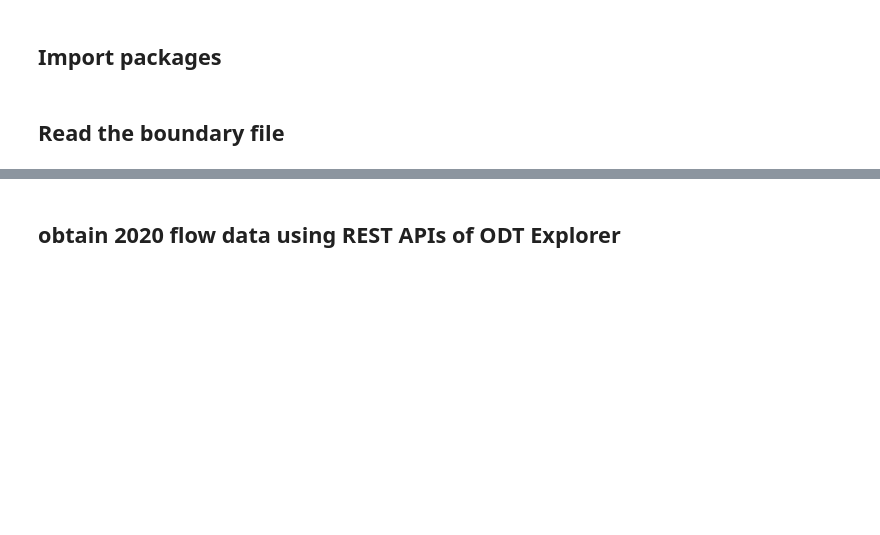
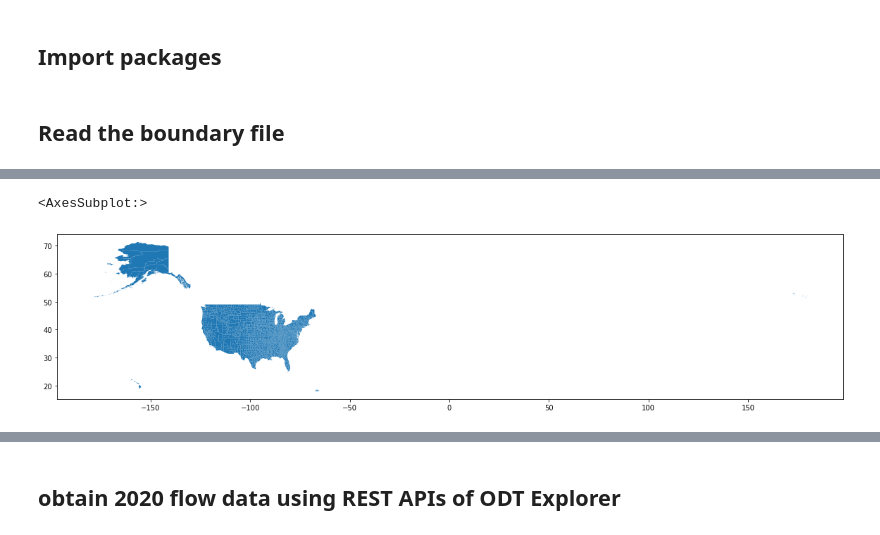
Before and after one commit to gladcolor/region_mapping, a Jupyter notebook: ODT_case_study_France.ipynb, the cells around one changed output, grey strips where cells are left out. Cells and saved outputs as stored; diff of their text form; code cells hidden in the pictures; blank space fills up the shorter version.

```diff
--- a/ODT_case_study_France.ipynb
+++ b/ODT_case_study_France.ipynb
@@ -35,0 +23,10 @@ gdf_country.plot(figsize=(20, 10))
+# %%
+boundary_file = r'gz_2010_us_050_00_500k.json'
+
+sFile = open(boundary_file,"r")
+
+gdf = gpd.read_file(sFile)
+gdf.plot(figsize=(20, 10))
+# %% [output]
+<AxesSubplot:>
+[figure, added]
```
Also changed, not shown: parts of 12 cells of this notebook.
